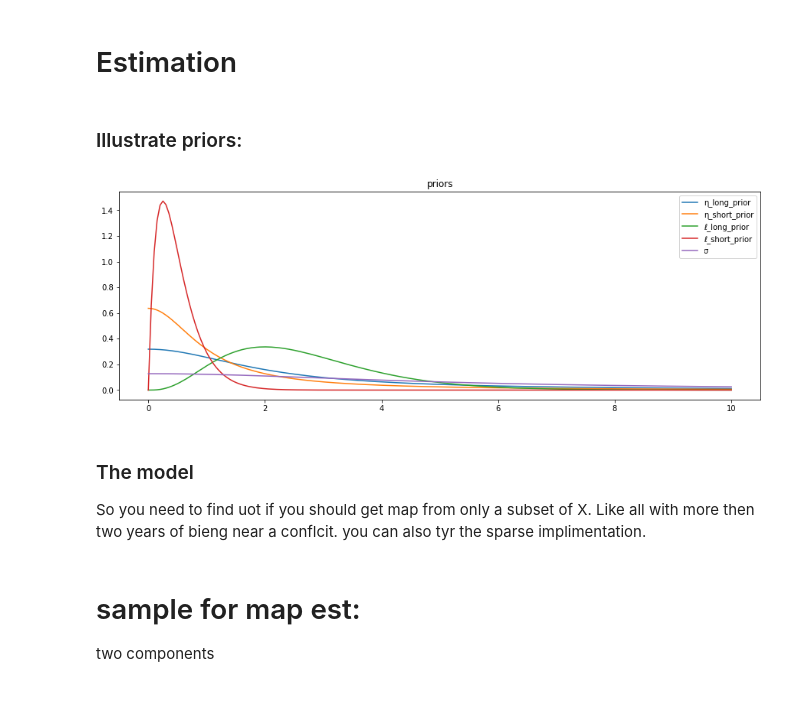
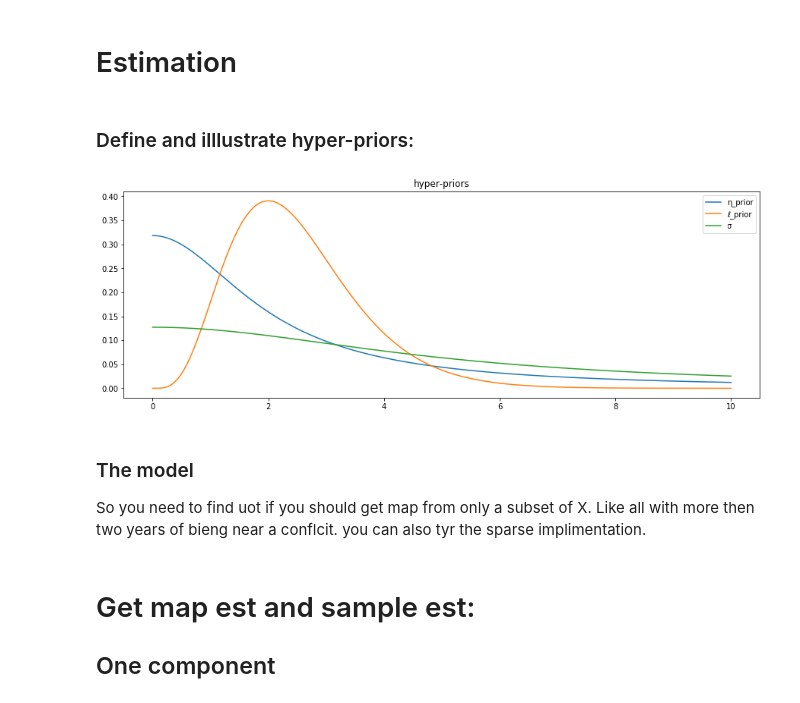
Before and after one commit to Polichinel/Master_Thesis, a Jupyter notebook: Spatial_time_estimation.ipynb, the cells around one changed output. Drawn from its saved outputs; the diff is of its cells as text; code cells hidden in the pictures.

```diff
--- a/Spatial_time_estimation.ipynb
+++ b/Spatial_time_estimation.ipynb
@@ -127,34 +144,37 @@ plt.show()
 # %% [markdown]
 # Estimation
-# %% [markdown]
-### Illustrate priors:
+# %% [markdown]
+### Define and illlustrate hyper-priors:
 # %%
-grid = np.linspace(0,10,200)
+η_beta = 2
+ℓ_beta = 2
+ℓ_alpha = 5
+σ_beta = 5
+
+grid = np.linspace(0,10,1000)
 priors = [
-    ('η_long_prior', pm.HalfCauchy.dist(beta=2)),
-    ('η_short_prior', pm.HalfCauchy.dist(beta=1)),
-    ('ℓ_long_prior', pm.Gamma.dist(alpha=4, beta=1.5)),
-    ('ℓ_short_prior', pm.Gamma.dist(alpha=2, beta=4)),
-    ('σ', pm.HalfCauchy.dist(beta=5))]
+    ('η_prior', pm.HalfCauchy.dist(beta=η_beta)),
+    ('ℓ_prior', pm.Gamma.dist(alpha=ℓ_alpha , beta=ℓ_beta )),
+    ('σ', pm.HalfCauchy.dist(beta=σ_beta))]
 
 plt.figure(figsize= [15,5])
-plt.title('priors')
+plt.title('hyper-priors')
 
 
 for i, prior in enumerate(priors):
     plt.plot(grid, np.exp(prior[1].logp(grid).eval()), label = prior[0])
 
 plt.legend()
 plt.show()
 # %% [output]
-[figure, old version]
+[figure, new version]
 # %% [markdown]
 ### The model
 So you need to find uot if you should get map from only a subset of X. Like all with more then two years of bieng near a conflcit.
 you can also tyr the sparse implimentation.
-# %% [markdown]
-# sample for map est:
-two components
+# %% [markdown]
+# Get map est and sample est:
+## One component
 # %%
 # step0
 
```
Also changed, not shown: parts of 42 cells of this notebook.
